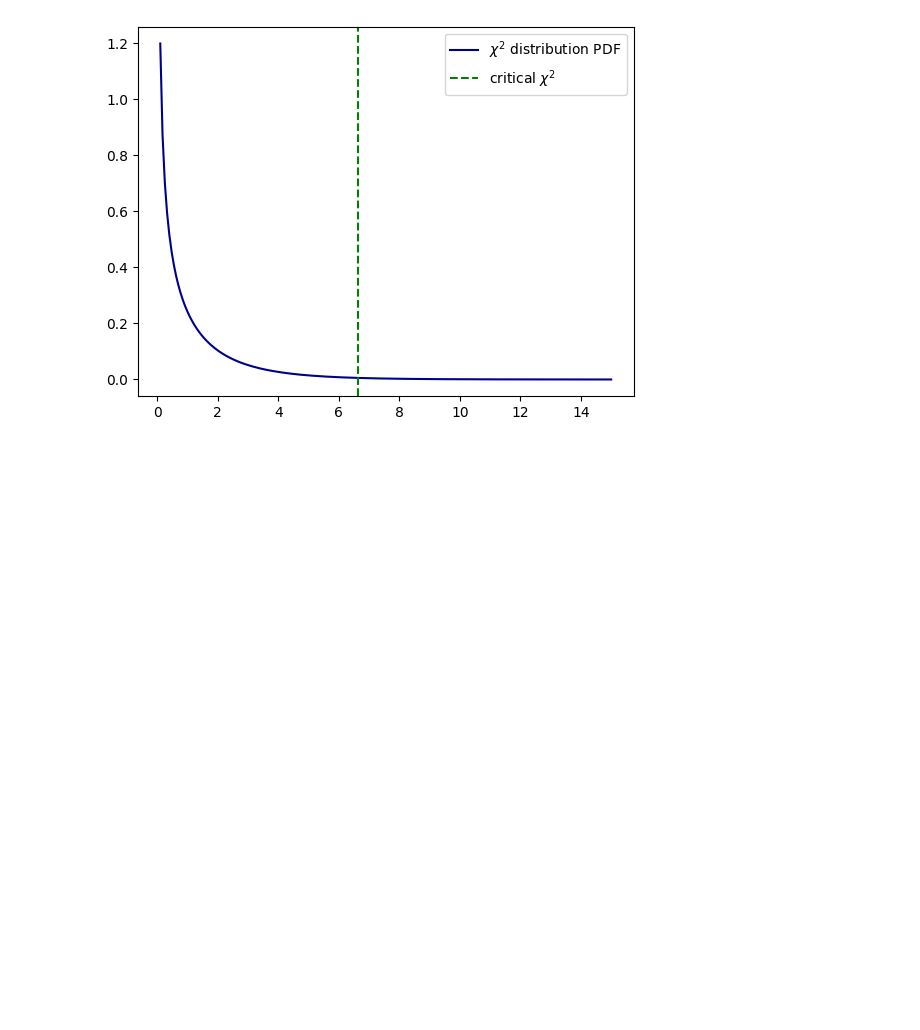
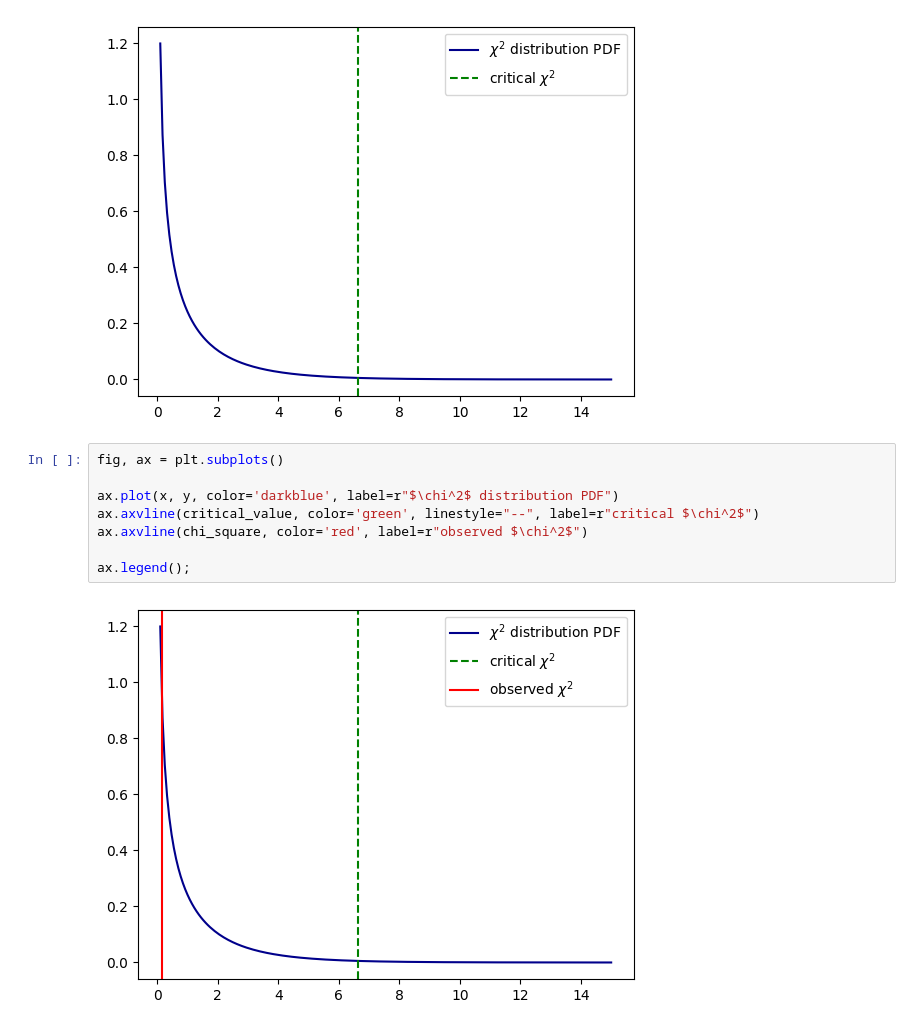
Before and after one commit to KabiraKabira7/Chi_square_test, a Jupyter notebook: chi_square.ipynb, the cells around one changed output. Saved outputs shown, nothing was run; the diff lists cells and outputs as text; blank space fills up the shorter version.

Commit message:
chi_square repo

```diff
--- a/chi_square.ipynb
+++ b/chi_square.ipynb
@@ -182,3 +182,13 @@ ax.axvline(critical_value, color='green', linestyle="--", label=r"critical $\chi
 ax.legend();
 # %% [output]
 [figure]
+# %%
+fig, ax = plt.subplots()
+
+ax.plot(x, y, color='darkblue', label=r"$\chi^2$ distribution PDF")
+ax.axvline(critical_value, color='green', linestyle="--", label=r"critical $\chi^2$")
+ax.axvline(chi_square, color='red', label=r"observed $\chi^2$")
+
+ax.legend();
+# %% [output]
+[figure, added]
```
